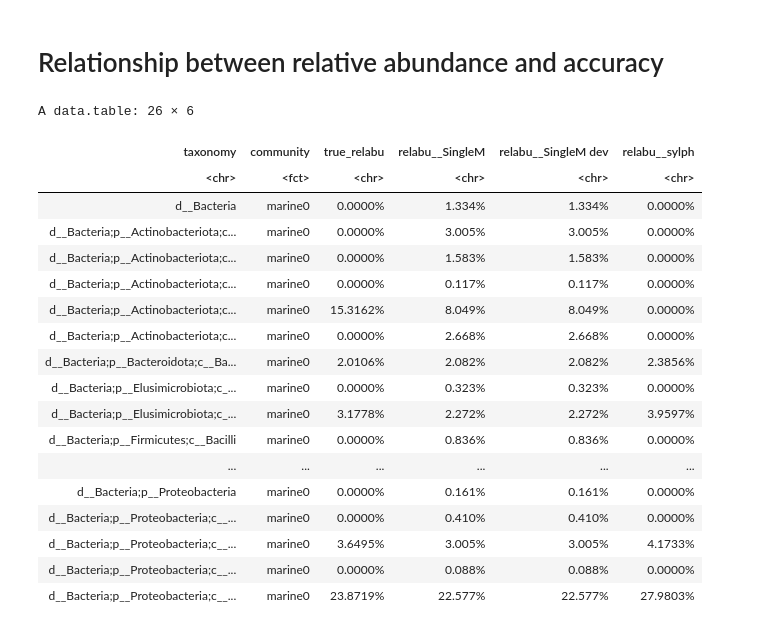
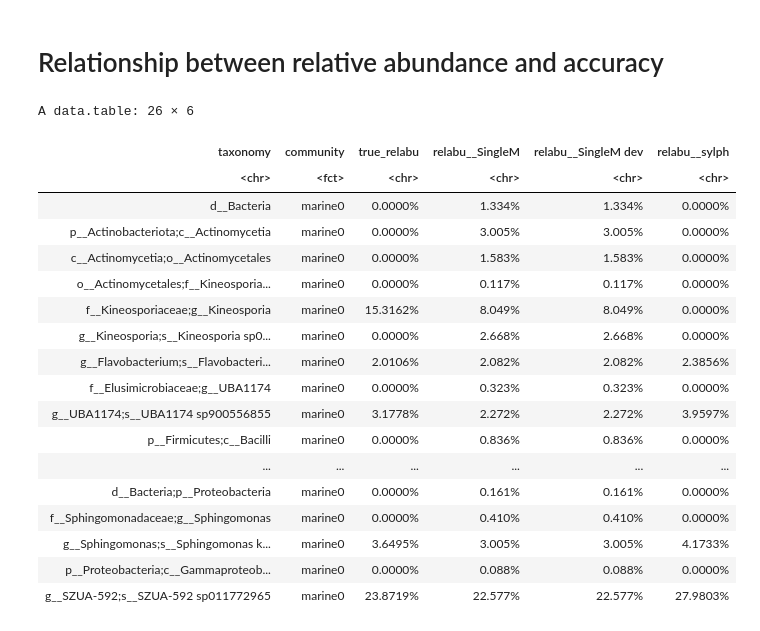
Before and after one commit to timbalam/singlem-benchmarking, a Jupyter notebook: 5_novelty/plot.ipynb, the cells around one changed output. Cells and saved outputs as stored; diff of their text form; code cells hidden in the pictures.

```diff
--- a/5_novelty/plot.ipynb
+++ b/5_novelty/plot.ipynb
@@ -72,30 +72,33 @@ setnames(m, c("relabu__Gold standard", "coverage__Gold standard"), c("true_relab
 # %%
 ra_cols <- grep("^relabu_|_relabu$", names(m), value = TRUE)
 mtmp = m[, which(!grepl("^coverage_|_coverage$", names(m))), with = FALSE]
 mtmp[
     ,
-    (ra_cols) := lapply(.SD[, ra_cols, with = FALSE], scales::label_percent())
+    c(ra_cols, "taxonomy") := c(
+        lapply(.SD[, ra_cols, with = FALSE], scales::label_percent()),
+        list(purrr::map_chr(strsplit(taxonomy, '; ?'), function(x) paste0(tail(x, 2), collapse = ";")))
+    )
 ][]
 # %% [output]
 A data.table: 26 × 6
 | taxonomy | community | true_relabu | relabu__SingleM | relabu__SingleM dev | relabu__sylph |
 | <chr> | <fct> | <chr> | <chr> | <chr> | <chr> |
 | d__Bacteria | marine0 | 0.0000% | 1.334% | 1.334% | 0.0000% |
-| d__Bacteria;p__Actinobacteriota;c... | marine0 | 0.0000% | 3.005% | 3.005% | 0.0000% |
-| d__Bacteria;p__Actinobacteriota;c... | marine0 | 0.0000% | 1.583% | 1.583% | 0.0000% |
-| d__Bacteria;p__Actinobacteriota;c... | marine0 | 0.0000% | 0.117% | 0.117% | 0.0000% |
-| d__Bacteria;p__Actinobacteriota;c... | marine0 | 15.3162% | 8.049% | 8.049% | 0.0000% |
-| d__Bacteria;p__Actinobacteriota;c... | marine0 | 0.0000% | 2.668% | 2.668% | 0.0000% |
-| d__Bacteria;p__Bacteroidota;c__Ba... | marine0 | 2.0106% | 2.082% | 2.082% | 2.3856% |
-| d__Bacteria;p__Elusimicrobiota;c_... | marine0 | 0.0000% | 0.323% | 0.323% | 0.0000% |
-| d__Bacteria;p__Elusimicrobiota;c_... | marine0 | 3.1778% | 2.272% | 2.272% | 3.9597% |
-| d__Bacteria;p__Firmicutes;c__Bacilli | marine0 | 0.0000% | 0.836% | 0.836% | 0.0000% |
+| p__Actinobacteriota;c__Actinomycetia | marine0 | 0.0000% | 3.005% | 3.005% | 0.0000% |
+| c__Actinomycetia;o__Actinomycetales | marine0 | 0.0000% | 1.583% | 1.583% | 0.0000% |
+| o__Actinomycetales;f__Kineosporia... | marine0 | 0.0000% | 0.117% | 0.117% | 0.0000% |
+| f__Kineosporiaceae;g__Kineosporia | marine0 | 15.3162% | 8.049% | 8.049% | 0.0000% |
+| g__Kineosporia;s__Kineosporia sp0... | marine0 | 0.0000% | 2.668% | 2.668% | 0.0000% |
+| g__Flavobacterium;s__Flavobacteri... | marine0 | 2.0106% | 2.082% | 2.082% | 2.3856% |
+| f__Elusimicrobiaceae;g__UBA1174 | marine0 | 0.0000% | 0.323% | 0.323% | 0.0000% |
+| g__UBA1174;s__UBA1174 sp900556855 | marine0 | 3.1778% | 2.272% | 2.272% | 3.9597% |
+| p__Firmicutes;c__Bacilli | marine0 | 0.0000% | 0.836% | 0.836% | 0.0000% |
 | ... | ... | ... | ... | ... | ... |
 | d__Bacteria;p__Proteobacteria | marine0 | 0.0000% | 0.161% | 0.161% | 0.0000% |
-| d__Bacteria;p__Proteobacteria;c__... | marine0 | 0.0000% | 0.410% | 0.410% | 0.0000% |
-| d__Bacteria;p__Proteobacteria;c__... | marine0 | 3.6495% | 3.005% | 3.005% | 4.1733% |
-| d__Bacteria;p__Proteobacteria;c__... | marine0 | 0.0000% | 0.088% | 0.088% | 0.0000% |
-| d__Bacteria;p__Proteobacteria;c__... | marine0 | 23.8719% | 22.577% | 22.577% | 27.9803% |
+| f__Sphingomonadaceae;g__Sphingomonas | marine0 | 0.0000% | 0.410% | 0.410% | 0.0000% |
+| g__Sphingomonas;s__Sphingomonas k... | marine0 | 3.6495% | 3.005% | 3.005% | 4.1733% |
+| p__Proteobacteria;c__Gammaproteob... | marine0 | 0.0000% | 0.088% | 0.088% | 0.0000% |
+| g__SZUA-592;s__SZUA-592 sp011772965 | marine0 | 23.8719% | 22.577% | 22.577% | 27.9803% |
 # %%
 # How well does genus level rescue some of the missing genomes? First need to remake the table with genus level, annoying since kraken profiles are filled, when the rest aren't.
 mtmp_genus = m[, which(!grepl("^coverage_|_coverage$", names(m))), with = FALSE][
```
Also changed, not shown: parts of 1 cell of this notebook.
